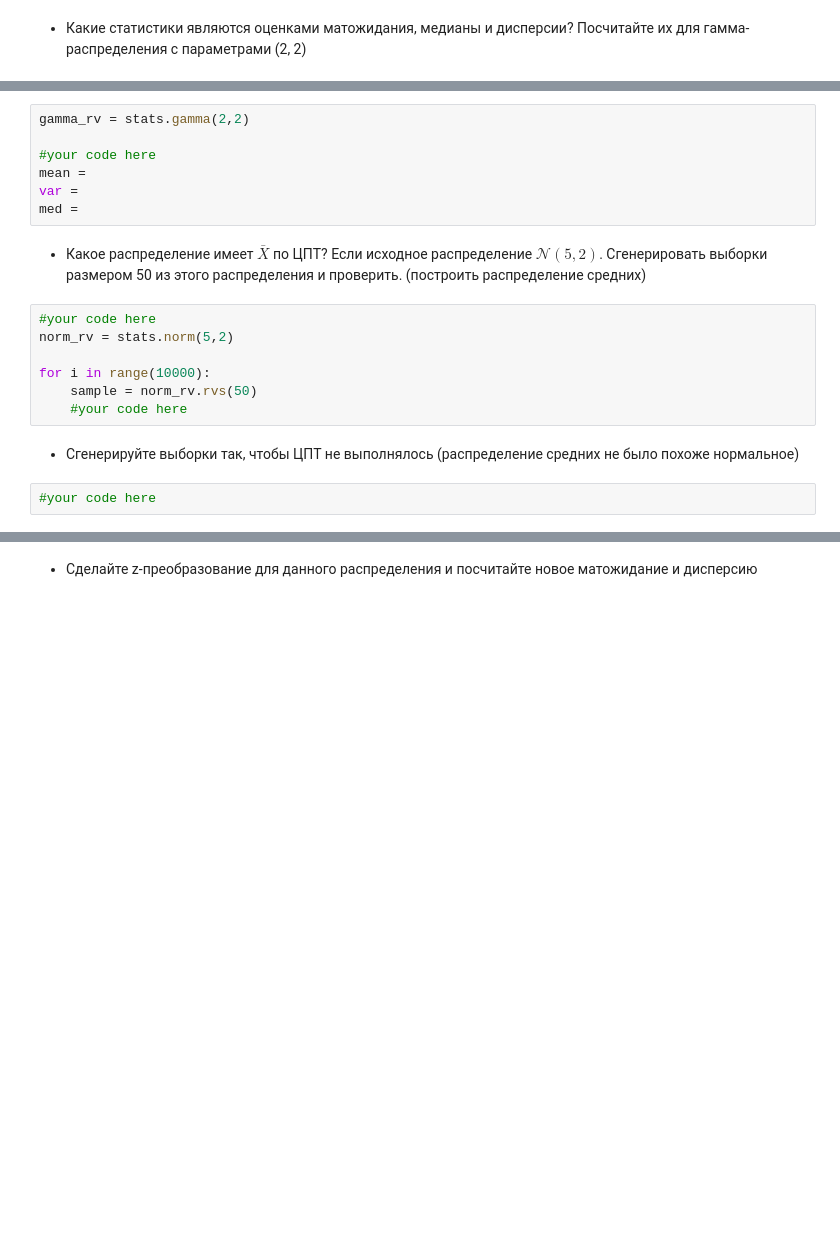
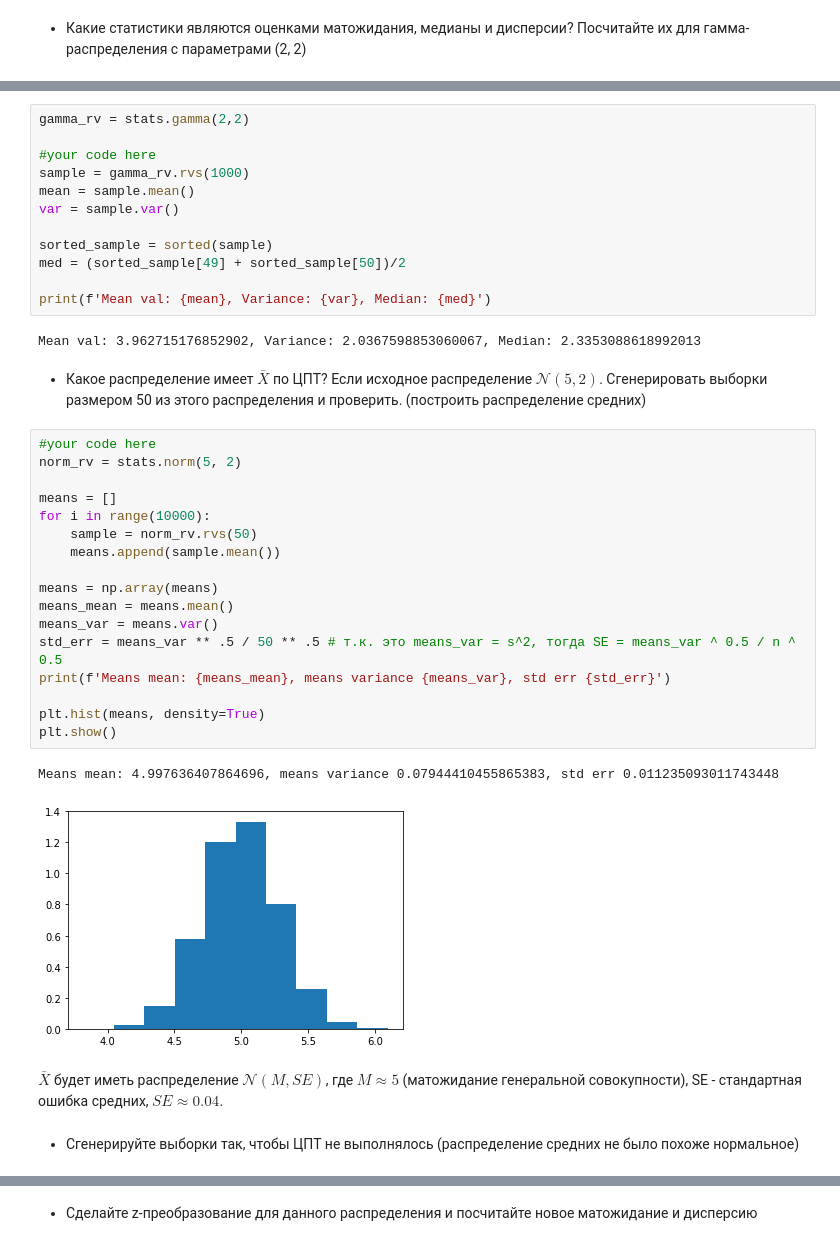
Before and after one commit to alexpon92/ntlg_test, a Jupyter notebook: Python/hw_10/hw_stat_tests.ipynb, the cells around one changed output, grey strips where cells are left out. Saved outputs shown, nothing was run; the diff lists cells and outputs as text; blank space fills up the shorter version.

```diff
--- a/Python/hw_10/hw_stat_tests.ipynb
+++ b/Python/hw_10/hw_stat_tests.ipynb
@@ -112,19 +154,39 @@ beta_rv = stats.beta(1,3)
 gamma_rv = stats.gamma(2,2)
 
 #your code here
-mean =
-var =
-med =
+sample = gamma_rv.rvs(1000)
+mean = sample.mean()
+var = sample.var()
+
+sorted_sample = sorted(sample)
+med = (sorted_sample[49] + sorted_sample[50])/2
+
+print(f'Mean val: {mean}, Variance: {var}, Median: {med}')
+# %% [output]
+Mean val: 3.962715176852902, Variance: 2.0367598853060067, Median: 2.3353088618992013
 # %% [markdown]
 - Какое распределение имеет $\bar{X}$ по ЦПТ? Если исходное распределение $\mathcal{N}(5, 2)$. Сгенерировать выборки размером 50 из этого распределения и проверить. (построить распределение средних)
-# %%
-#your code here
-norm_rv = stats.norm(5,2)
-
-for i in range(10000):
-    sample = norm_rv.rvs(50)
-    #your code here
+# %%
+#your code here
+norm_rv = stats.norm(5, 2)
+
+means = []
+for i in range(10000):
+    sample = norm_rv.rvs(50)
+    means.append(sample.mean())
+
+means = np.array(means)
+means_mean = means.mean()
+means_var = means.var()
+std_err = means_var ** .5 / 50 ** .5 # т.к. это means_var = s^2, тогда SE = means_var ^ 0.5 / n ^ 0.5
+print(f'Means mean: {means_mean}, means variance {means_var}, std err {std_err}')
+
+plt.hist(means, density=True)
+plt.show()
+# %% [output]
+Means mean: 4.997636407864696, means variance 0.07944410455865383, std err 0.011235093011743448
+[figure, added]
+# %% [markdown]
+$\bar{X}$ будет иметь распределение $\mathcal{N}(M,SE)$, где $M \approx  5$ (матожидание генеральной совокупности), SE - стандартная ошибка средних, $SE \approx 0.04 $.
 # %% [markdown]
 - Сгенерируйте выборки так, чтобы ЦПТ не выполнялось (распределение средних не было похоже нормальное)
-# %%
-#your code here
```
Also changed, not shown: parts of 36 cells of this notebook.
